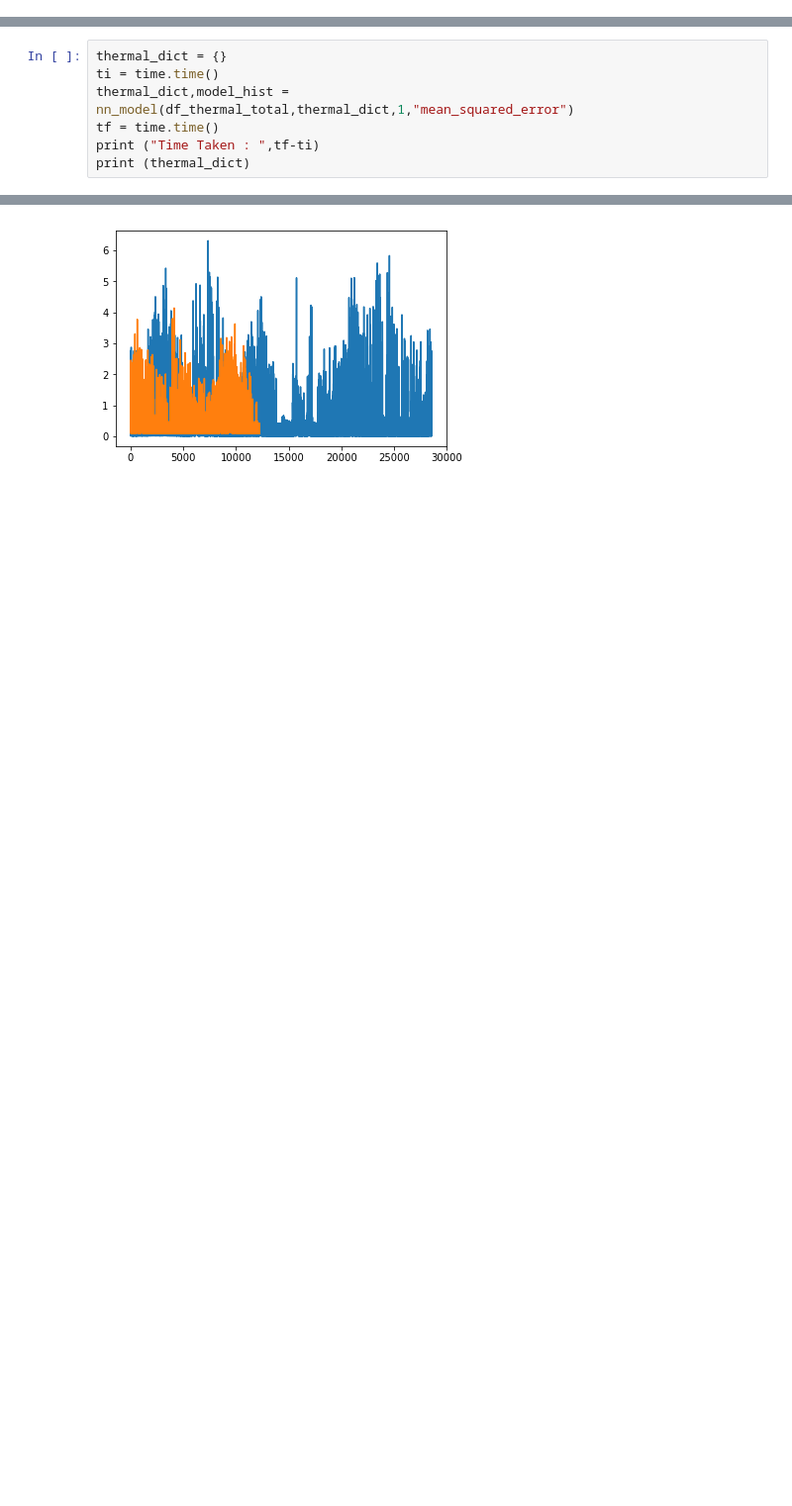
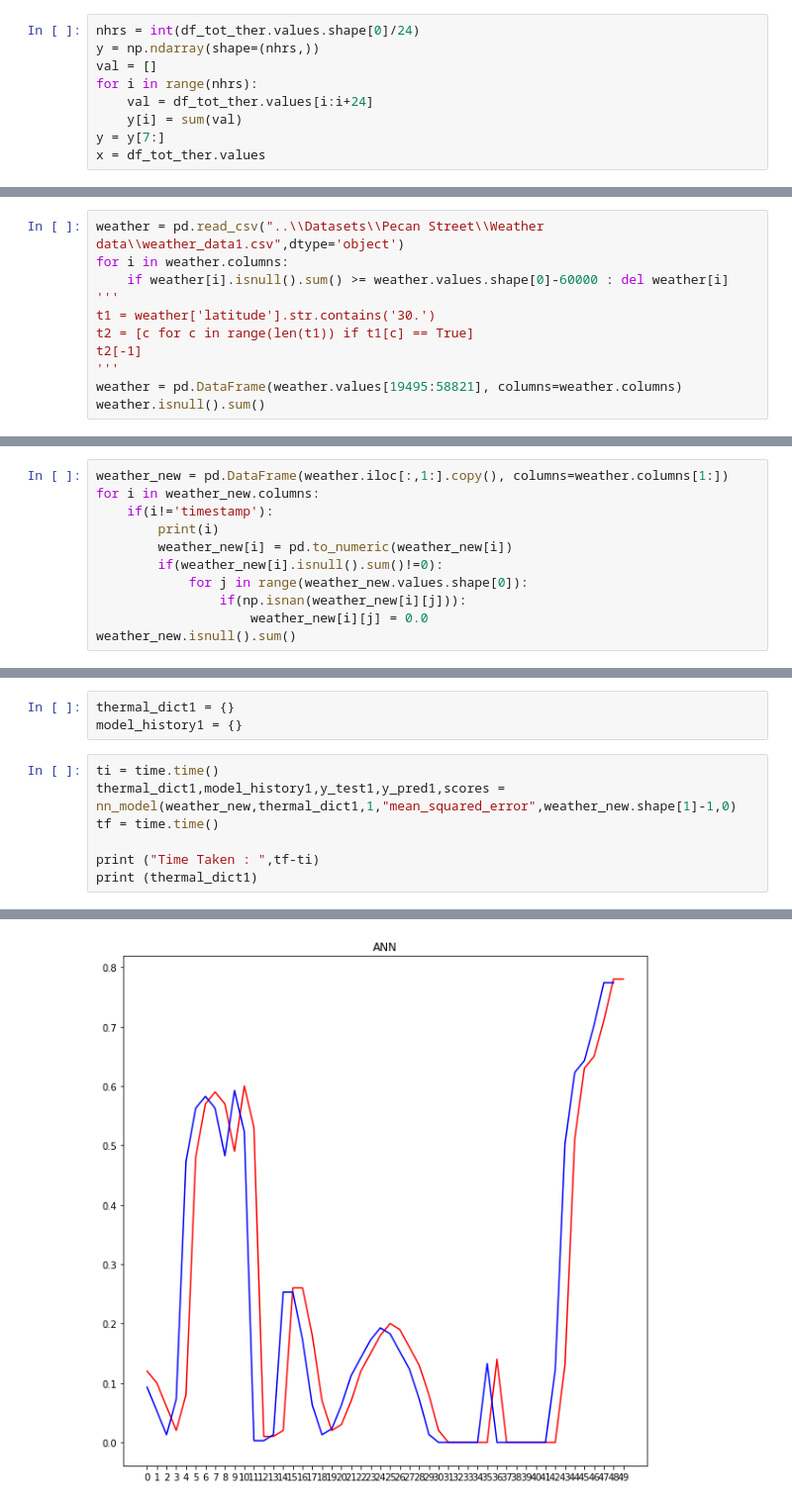
Before and after one commit to adithya8/loadPrediction, a Jupyter notebook: Pecan Trial.ipynb, the cells around one changed output, grey strips where cells are left out. Shown: that part at 99% size. Cells and saved outputs as stored; diff of their text form; blank space fills up the shorter version.

Commit message:
Pecan Trial updated with weather data as input and total thermal load as output prediction.. Efficiency is good i guess.. Din't try other metrics..

```diff
--- a/Pecan Trial.ipynb
+++ b/Pecan Trial.ipynb
@@ -170,0 +129,9 @@ df_thermal_total.columns = ['localhour','total_thermal_load']
+# %%
+nhrs = int(df_tot_ther.values.shape[0]/24)
+y = np.ndarray(shape=(nhrs,))
+val = []
+for i in range(nhrs):
+    val = df_tot_ther.values[i:i+24]
+    y[i] = sum(val)
+y = y[7:]
+x = df_tot_ther.values
@@ -170,0 +154,11 @@ df_thermal_total.columns = ['localhour','total_thermal_load']
+# %%
+weather = pd.read_csv("..\\Datasets\\Pecan Street\\Weather data\\weather_data1.csv",dtype='object')
+for i in weather.columns:
+    if weather[i].isnull().sum() >= weather.values.shape[0]-60000 : del weather[i]
+'''
+t1 = weather['latitude'].str.contains('30.')
+t2 = [c for c in range(len(t1)) if t1[c] == True]
+t2[-1]
+'''
+weather = pd.DataFrame(weather.values[19495:58821], columns=weather.columns)
+weather.isnull().sum()
@@ -170,0 +183,11 @@ df_thermal_total.columns = ['localhour','total_thermal_load']
+# %%
+weather_new = pd.DataFrame(weather.iloc[:,1:].copy(), columns=weather.columns[1:])
+for i in weather_new.columns:
+    if(i!='timestamp'):
+        print(i)
+        weather_new[i] = pd.to_numeric(weather_new[i])
+        if(weather_new[i].isnull().sum()!=0):
+            for j in range(weather_new.values.shape[0]):
+                if(np.isnan(weather_new[i][j])):
+                    weather_new[i][j] = 0.0
+weather_new.isnull().sum()
@@ -171,8 +233,11 @@ df_thermal_total.columns = ['localhour','total_thermal_load']
+# %%
+thermal_dict1 = {}
+model_history1 = {}
 # %%
-thermal_dict = {}
 ti = time.time()
-thermal_dict,model_hist = nn_model(df_thermal_total,thermal_dict,1,"mean_squared_error")
+thermal_dict1,model_history1,y_test1,y_pred1,scores = nn_model(weather_new,thermal_dict1,1,"mean_squared_error",weather_new.shape[1]-1,0)
 tf = time.time()
+
 print ("Time Taken : ",tf-ti)
-print (thermal_dict)
+print (thermal_dict1)
 # %% [output]
@@ -196 +261 @@ Epoch 200/200
-[figure, old version]
+[figure, new version]
```
Also changed, not shown: parts of 18 cells of this notebook, 9 other files.
